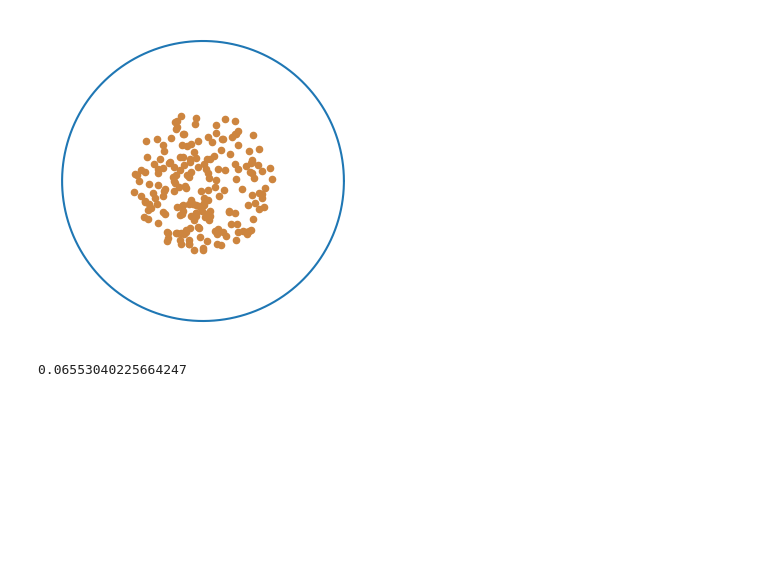
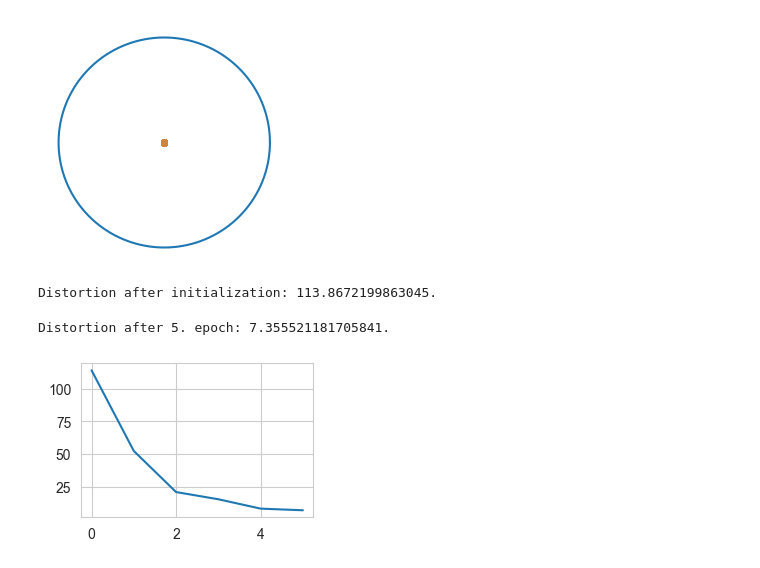
Before and after one commit to RaphaelVogt/Bachelorarbeit, a Jupyter notebook: Embedding_Tutorial.ipynb, the cells around one changed output. Drawn from its saved outputs; the diff is of its cells as text; code cells hidden in the pictures; blank space fills up the shorter version.

```diff
--- a/Embedding_Tutorial.ipynb
+++ b/Embedding_Tutorial.ipynb
@@ -5,18 +9,31 @@ from embedding.embedding import Embedding
 # %%
 # create graph and disk
 G = Graph()
-G.create_random(num_nodes=200, min_b=1, max_b=10, mean=5.0, dev=2.5)
-
-D = PoincareDisk()
-D.sample_random(num_points=200, radius=0.5)
-D.visualize(size=4, circle=True)
-
-# use them to create embedding object
-E = Embedding(G, D)
-print(E.avg_distortion(0, 200).item())
+G.create_random(num_nodes=100, min_b=5, max_b=25, mean=15.0, dev=5.0)
+#vizbridges.widgetFromGraph(G.graph)
-# %% [output]
-[figure, removed]
-0.06553040225664247
+# %%
+D = PoincareDisk()
+D.sample_random(num_points=100, radius=0.001)
+D.visualize(size=3, circle=True, numbers=False)
+# %% [output]
+[figure, added]
+# %%
+# use them to create embedding object
+E = Embedding(G, D)
+distortion_initial = E.normal_avg_distortion_vec(E._disk.data_points)
+print(f"Distortion after initialization: {distortion_initial}.")
+# %% [output]
+Distortion after initialization: 113.8672199863045.
 # %%
 # start optimization
-E.RSGD(num_epochs=100)
+epochs = 5
+distortions = E.RSGD(num_epochs=epochs)
+# %% [output]
+Distortion after 5. epoch: 7.355521181705841.
+# %%
+# show distortions during optimization process
+plt.figure(figsize=(3, 2))
+plt.plot(torch.arange(epochs+1), distortions)
+plt.show()
+# %% [output]
+[figure, added]
```
Also changed, not shown: parts of 2 cells of this notebook.
